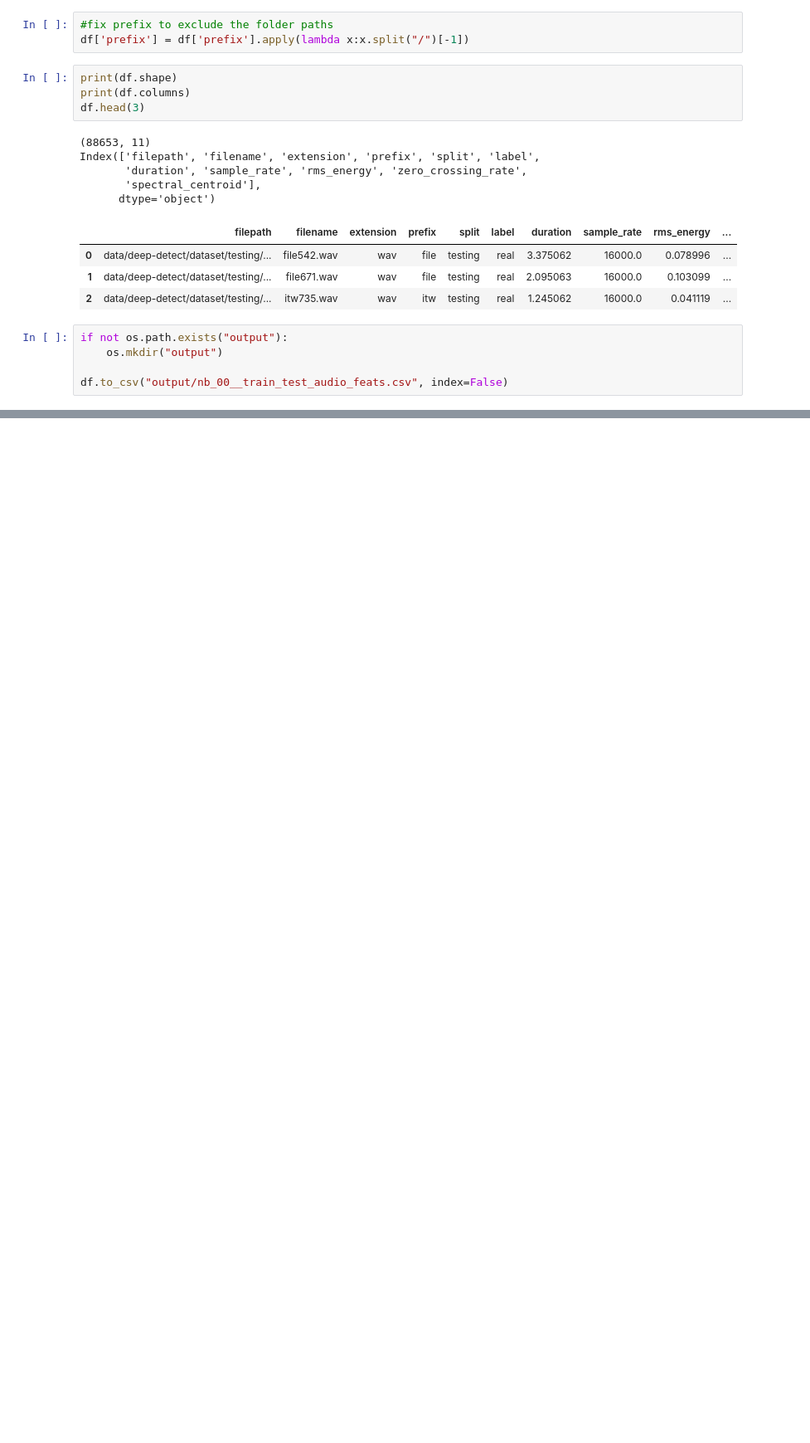
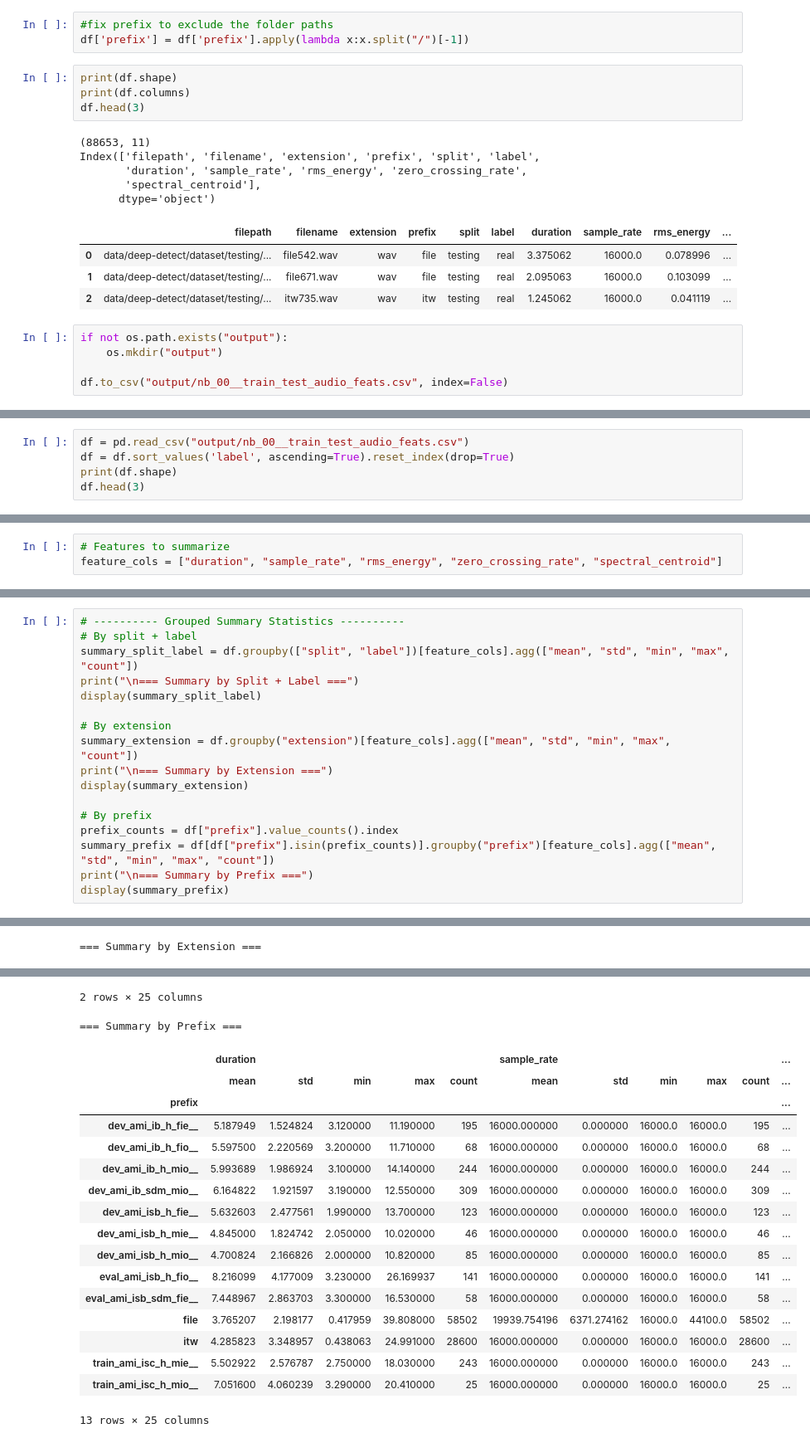
Before and after one commit to Ardacandra/deepdetect_audio_deepfake_detection_challenge, a Jupyter notebook: nb_00_eda.ipynb, the cells around one changed output, grey strips where cells are left out. Shown at 83% size. Saved outputs shown, nothing was run; the diff lists cells and outputs as text; blank space fills up the shorter version.

Commit message:
add eda per split/label/extension/prefix groups

```diff
--- a/nb_00_eda.ipynb
+++ b/nb_00_eda.ipynb
@@ -253,0 +265,5 @@ df.to_csv("output/nb_00__train_test_audio_feats.csv", index=False)
+# %%
+df = pd.read_csv("output/nb_00__train_test_audio_feats.csv")
+df = df.sort_values('label', ascending=True).reset_index(drop=True)
+print(df.shape)
+df.head(3)
@@ -253,0 +276,3 @@ df.to_csv("output/nb_00__train_test_audio_feats.csv", index=False)
+# %%
+# Features to summarize
+feature_cols = ["duration", "sample_rate", "rms_energy", "zero_crossing_rate", "spectral_centroid"]
@@ -253,0 +608,18 @@ df.to_csv("output/nb_00__train_test_audio_feats.csv", index=False)
+# %%
+# ---------- Grouped Summary Statistics ----------
+# By split + label
+summary_split_label = df.groupby(["split", "label"])[feature_cols].agg(["mean", "std", "min", "max", "count"])
+print("\n=== Summary by Split + Label ===")
+display(summary_split_label)
+
+# By extension
+summary_extension = df.groupby("extension")[feature_cols].agg(["mean", "std", "min", "max", "count"])
+print("\n=== Summary by Extension ===")
+display(summary_extension)
+
+# By prefix
+prefix_counts = df["prefix"].value_counts().index
+summary_prefix = df[df["prefix"].isin(prefix_counts)].groupby("prefix")[feature_cols].agg(["mean", "std", "min", "max", "count"])
+print("\n=== Summary by Prefix ===")
+display(summary_prefix)
+# %% [output]
@@ -253,0 +635 @@ df.to_csv("output/nb_00__train_test_audio_feats.csv", index=False)
+=== Summary by Extension ===
@@ -253,0 +641,19 @@ df.to_csv("output/nb_00__train_test_audio_feats.csv", index=False)
+2 rows × 25 columns
+=== Summary by Prefix ===
+|  | duration |  |  |  |  | sample_rate |  |  |  |  | ... |
+|  | mean | std | min | max | count | mean | std | min | max | count | ... |
+| prefix |  |  |  |  |  |  |  |  |  |  | ... |
+| dev_ami_ib_h_fie__ | 5.187949 | 1.524824 | 3.120000 | 11.190000 | 195 | 16000.000000 | 0.000000 | 16000.0 | 16000.0 | 195 | ... |
+| dev_ami_ib_h_fio__ | 5.597500 | 2.220569 | 3.200000 | 11.710000 | 68 | 16000.000000 | 0.000000 | 16000.0 | 16000.0 | 68 | ... |
+| dev_ami_ib_h_mio__ | 5.993689 | 1.986924 | 3.100000 | 14.140000 | 244 | 16000.000000 | 0.000000 | 16000.0 | 16000.0 | 244 | ... |
+| dev_ami_ib_sdm_mio__ | 6.164822 | 1.921597 | 3.190000 | 12.550000 | 309 | 16000.000000 | 0.000000 | 16000.0 | 16000.0 | 309 | ... |
+| dev_ami_isb_h_fie__ | 5.632603 | 2.477561 | 1.990000 | 13.700000 | 123 | 16000.000000 | 0.000000 | 16000.0 | 16000.0 | 123 | ... |
+| dev_ami_isb_h_mie__ | 4.845000 | 1.824742 | 2.050000 | 10.020000 | 46 | 16000.000000 | 0.000000 | 16000.0 | 16000.0 | 46 | ... |
+| dev_ami_isb_h_mio__ | 4.700824 | 2.166826 | 2.000000 | 10.820000 | 85 | 16000.000000 | 0.000000 | 16000.0 | 16000.0 | 85 | ... |
+| eval_ami_isb_h_fio__ | 8.216099 | 4.177009 | 3.230000 | 26.169937 | 141 | 16000.000000 | 0.000000 | 16000.0 | 16000.0 | 141 | ... |
+| eval_ami_isb_sdm_fie__ | 7.448967 | 2.863703 | 3.300000 | 16.530000 | 58 | 16000.000000 | 0.000000 | 16000.0 | 16000.0 | 58 | ... |
+| file | 3.765207 | 2.198177 | 0.417959 | 39.808000 | 58502 | 19939.754196 | 6371.274162 | 16000.0 | 44100.0 | 58502 | ... |
+| itw | 4.285823 | 3.348957 | 0.438063 | 24.991000 | 28600 | 16000.000000 | 0.000000 | 16000.0 | 16000.0 | 28600 | ... |
+| train_ami_isc_h_mie__ | 5.502922 | 2.576787 | 2.750000 | 18.030000 | 243 | 16000.000000 | 0.000000 | 16000.0 | 16000.0 | 243 | ... |
+| train_ami_isc_h_mio__ | 7.051600 | 4.060239 | 3.290000 | 20.410000 | 25 | 16000.000000 | 0.000000 | 16000.0 | 16000.0 | 25 | ... |
+13 rows × 25 columns
```
Also changed, not shown: parts of 10 cells of this notebook.
